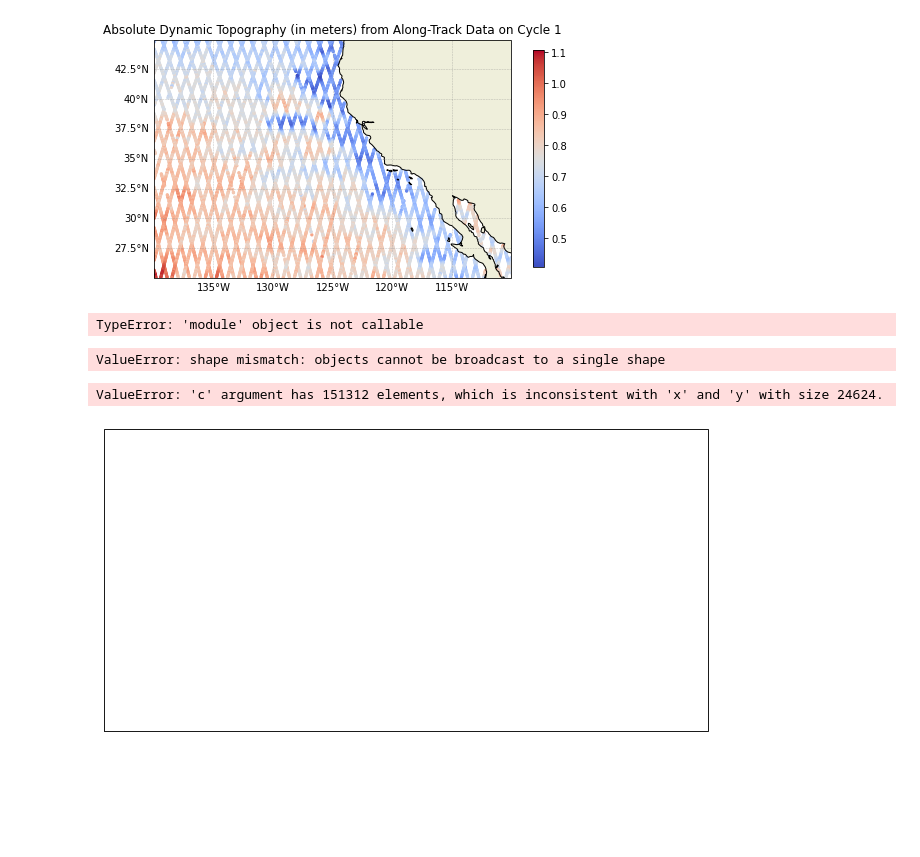
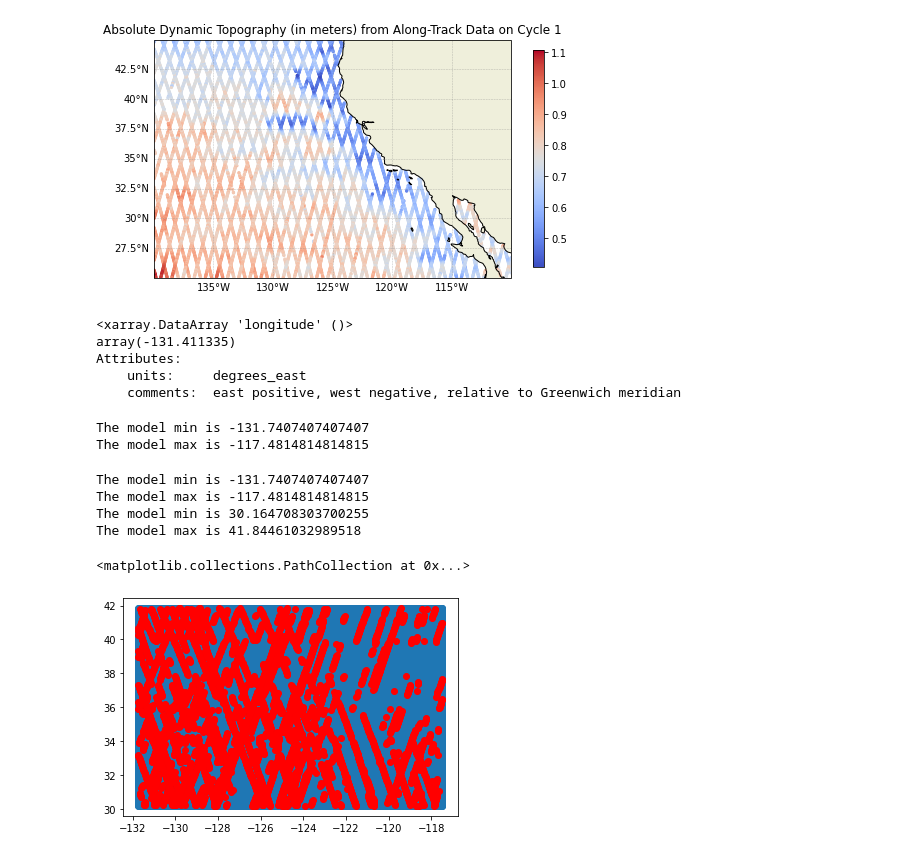
Before and after one commit to emmagurcan/JPL-SURF, a Jupyter notebook: Model_SSH_Data.ipynb, the cells around one changed output. Cells and saved outputs as stored; diff of their text form; code cells hidden in the pictures; blank space fills up the shorter version.

```diff
--- a/Model_SSH_Data.ipynb
+++ b/Model_SSH_Data.ipynb
@@ -183,3 +210,20 @@ plot_alongtrack_data(alongtrack, adt_day_1, title)
+# %%
+alongtrack_lon = alongtrack['longitude']
+print(alongtrack_lon[0][0])
+# %% [output]
+<xarray.DataArray 'longitude' ()>
+array(-131.411335)
+Attributes:
+    units:     degrees_east
+    comments:  east positive, west negative, relative to Greenwich meridian
+# %%
+model = scipy.io.loadmat('Routine_v020721.mat')
+model_lon = model['lon']
+alongtrack_lon = alongtrack['longitude']
+c = data_slice(alongtrack_lon, model_lon)
+# %% [output]
+The model min is -131.7407407407407
+The model max is -117.4814814814815
 # %%
 # Extract Variables
 model = scipy.io.loadmat('Routine_v020721.mat')
@@ -194,34 +238,28 @@ model_lat = model['lat']
 model_adt = model['adt2']
 model_time = model['t']
 
-z = alongtrack_adt[1, :, :]
-x = alongtrack_lon
-y = alongtrack_lat
-t = alongtrack_time
+z = model_adt[:, :, 0]
+x = model_lon
+y = model_lat
+t = model_time[0]
 
-x_new = alongtrack_lon
-y_new = alongtrack_lat
-t_new = model_adt[:, : 0]
-new_model = interpolate.interpolate(z, x, t, y, x_new, y_new, t_new)
+x_new = data_slice(alongtrack_lon, model_lon)
+y_new = data_slice(alongtrack_lat, model_lat)
+t_new = model_time[0]
+
+#f = interpolate.interp2d(x, y, z, kind = 'linear')
+#znew = f(x_new, y_new)
+
+#fig = figsize(20,5)
+#plt.imshow(znew)
 # %% [output]
-TypeError: 'module' object is not callable
+The model min is -131.7407407407407
+The model max is -117.4814814814815
+The model min is 30.164708303700255
+The model max is 41.84461032989518
-# %%
-def determine_new_coord(alongtrack, model):
-    new = []
-    for point1 in model:
-        for point2 in alongtrack:
-            if point1 == point2:
-                new.append(point1)
-    return new
-
-new_lon = determine_new_coord(alongtrack_lon, model_lon)
-# %% [output]
-ValueError: shape mismatch: objects cannot be broadcast to a single shape
-# %%
-d = model_adt[:, :, 0]
-fig = plt.figure(figsize = (20, 5), dpi = 80)
-ax = fig.add_subplot(projection=ccrs.PlateCarree())
-plt.scatter(alongtrack_lon, alongtrack_lat, c = d, s = 5, cmap = 'coolwarm')
-# %% [output]
-ValueError: 'c' argument has 151312 elements, which is inconsistent with 'x' and 'y' with size 24624.
-[figure, removed]
+# %%
+f = plt.scatter(x, y)
+plt.scatter(x_new, y_new, color = 'red')
+# %% [output]
+<matplotlib.collections.PathCollection at 0x...>
+[figure, added]
```
Also changed, not shown: parts of 7 cells of this notebook.
